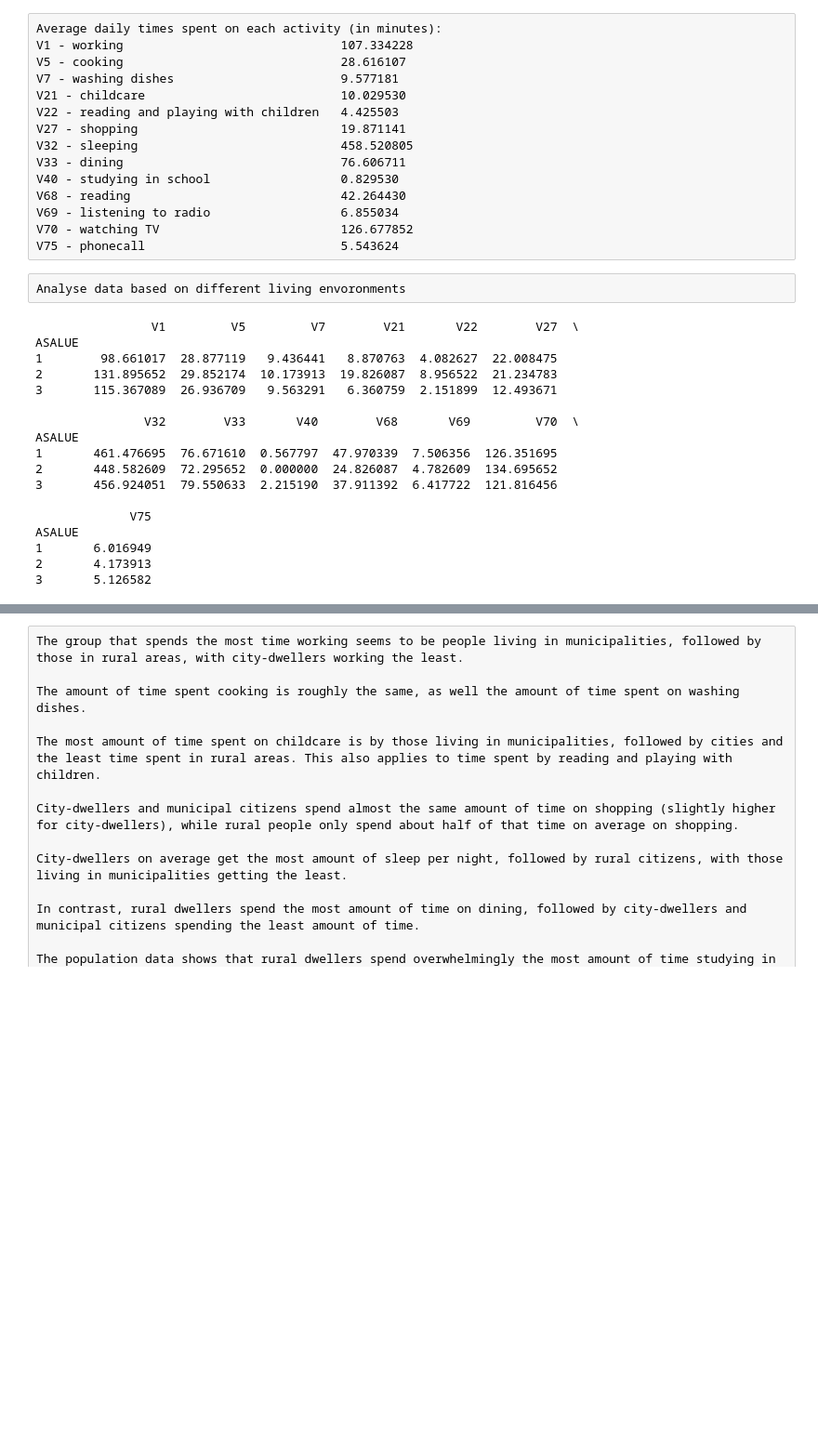
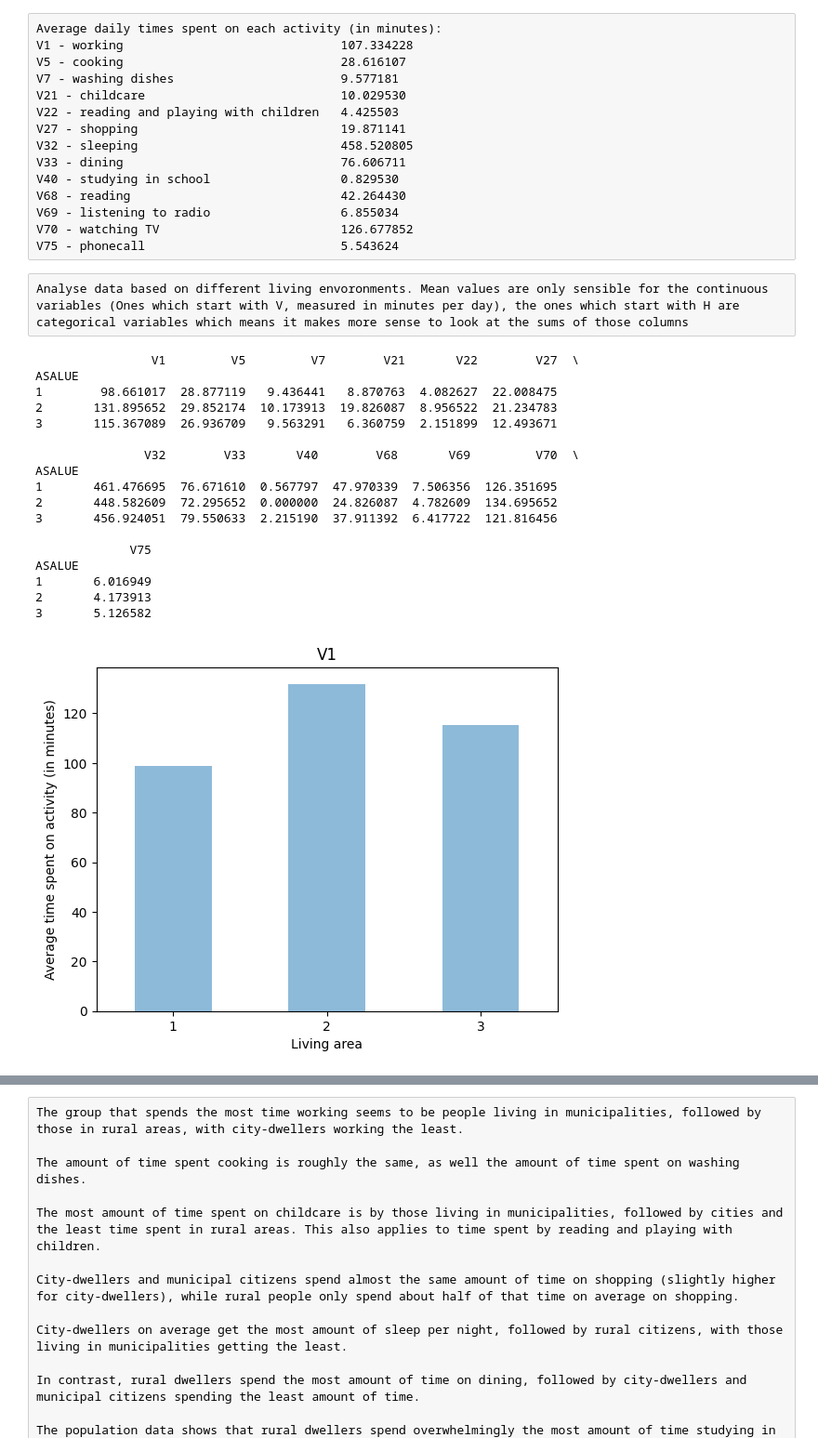
Before and after one commit to Hebetus/Statistical-Data-Analysis, a Jupyter notebook: report.ipynb, the cells around one changed output, grey strips where cells are left out. Shown: that part at 93% size. Drawn from its saved outputs; the diff is of its cells as text; code cells hidden in the pictures; blank space fills up the shorter version.

```diff
--- a/report.ipynb
+++ b/report.ipynb
@@ -52,12 +52,12 @@ data = P.read_csv('habits.csv',
                  sep = ';',
                  na_values = '?')
 
-# Choose columns which describe time spent on an activity, fill out missing values 0
+# Choose columns which describe time spent on an activity, fill out missing values with 0
 
 total_time = data.iloc[:,6:19]
 total_time = total_time.fillna(0)
 
-# Have to iterate whole dataframe to replace malformatted values
+# Have to iterate whole dataframe to convert minutes to seconds
 
 for column in total_time:
     data = total_time[column]
@@ -68,9 +68,24 @@ for column in total_time:
 
         if isinstance(item, str):
             if item.find(':') != -1:
-                actual_value = item[1:2]
-                total_time.loc[row_number, column] = actual_value
+                new_value = 0
+                minutes = int(item[1:2])
+                seconds = int(item[3:5])
+                new_value = minutes * 60 + seconds
+                total_time.loc[row_number, column] = new_value
+            else:
+                new_value = int(item) * 60
+                total_time.loc[row_number, column] = new_value
 
         row_number += 1
 
-total_time = total_time.astype(int)
+total_time = total_time.div(60)
+print(total_time.mean())
+
+new_data = P.read_csv('habits.csv',
+                 sep = ';',
+                 na_values = '?')
+
+places_visited = new_data.iloc[:,19:24]
+places_visited.fillna(0)
+print(places_visited.sum().to_string())
@@ -90,11 +125,12 @@ V69 - listening to radio                  6.855034
 V70 - watching TV                         126.677852
 V75 - phonecall                           5.543624
 # %% [raw]
-Analyse data based on different living envoronments
+Analyse data based on different living envoronments. Mean values are only sensible for the continuous variables (Ones which start with V, measured in minutes per day), the ones which start with H are categorical variables which means it makes more sense to look at the sums of those columns
 # %%
 # Necessary imports
 
 import pandas as P
+import matplotlib.pyplot as plt
 
 # Load data
 
@@ -112,30 +148,40 @@ for column in total_time_environments:
     for item in data:
         actual_value = 0
 
         if isinstance(item, str):
             if item.find(':') != -1:
                 actual_value = item[1:2]
                 total_time_environments.loc[row_number, column] = actual_value
 
         row_number += 1
 
 total_time_environments = total_time_environments.astype(int)
 grouped = total_time_environments.groupby('ASALUE').mean()
+print(grouped)
+
+for column in grouped:
+    grouped[column].plot(kind = 'bar', alpha = 0.5)
+    plt.title(f'{column}')
+    plt.xlabel('Living area')
+    plt.ylabel('Average time spent on activity (in minutes)')
+    plt.xticks(rotation = 0)
+    plt.show()
 # %% [output]
                 V1         V5         V7        V21       V22        V27  \
 ASALUE
 1        98.661017  28.877119   9.436441   8.870763  4.082627  22.008475
 2       131.895652  29.852174  10.173913  19.826087  8.956522  21.234783
 3       115.367089  26.936709   9.563291   6.360759  2.151899  12.493671
 
                V32        V33       V40        V68       V69         V70  \
 ASALUE
 1       461.476695  76.671610  0.567797  47.970339  7.506356  126.351695
 2       448.582609  72.295652  0.000000  24.826087  4.782609  134.695652
 3       456.924051  79.550633  2.215190  37.911392  6.417722  121.816456
 
              V75
 ASALUE
 1       6.016949
 2       4.173913
 3       5.126582
+[figure, added]
```
Also changed, not shown: parts of 2 cells of this notebook.
